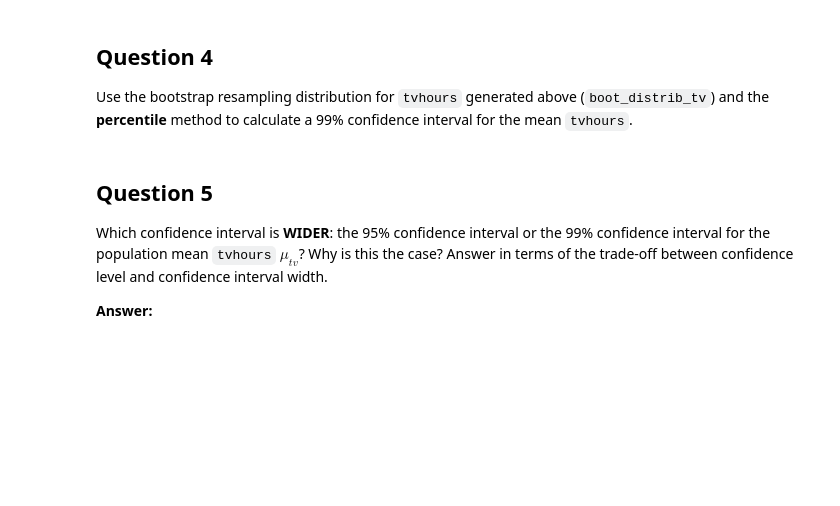
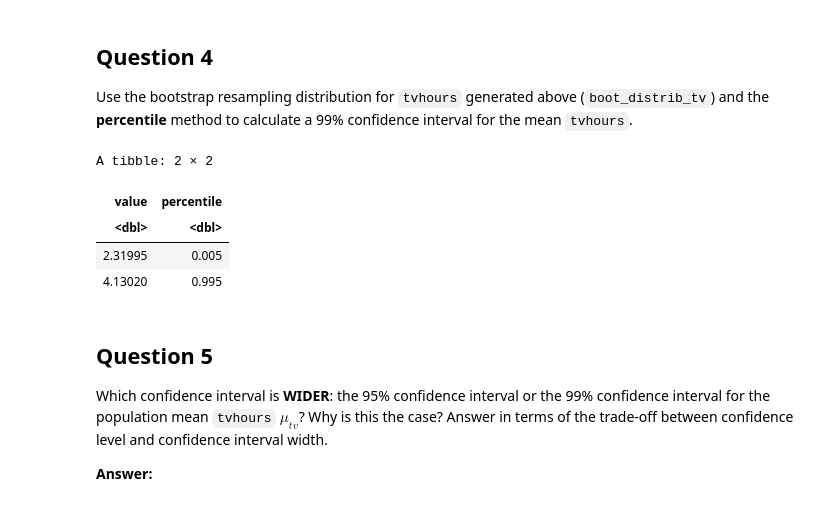
Before and after one commit to kaival1524/a07, a Jupyter notebook: assignment8.ipynb, the cells around one changed output. Cells and saved outputs as stored; diff of their text form; code cells hidden in the pictures; blank space fills up the shorter version.

```diff
--- a/assignment8.ipynb
+++ b/assignment8.ipynb
@@ -321,6 +321,17 @@ the green line).
 Use the bootstrap resampling distribution for `tvhours` generated above
 (`boot_distrib_tv`) and the **percentile** method to calculate a 99%
 confidence interval for the mean `tvhours`.
+# %%
+confidence_interval_99 <- boot_distrib_tv |>
+    reframe(get_percentiles(boot_stat, q = c(0.005, 0.995)))
+
+confidence_interval_99
+# %% [output]
+A tibble: 2 × 2
+| value | percentile |
+| <dbl> | <dbl> |
+| 2.31995 | 0.005 |
+| 4.13020 | 0.995 |
 # %% [markdown]
 ## Question 5
 
```
